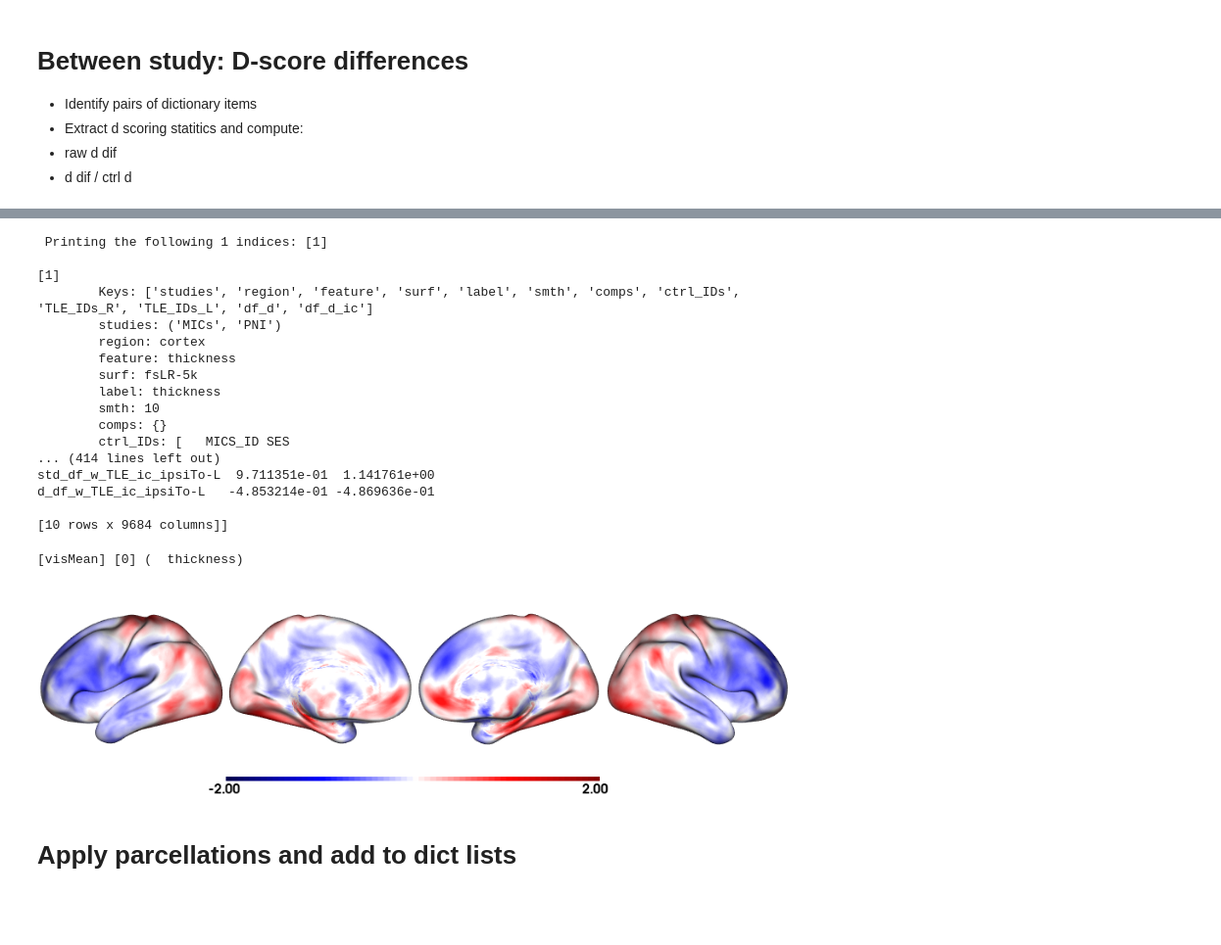
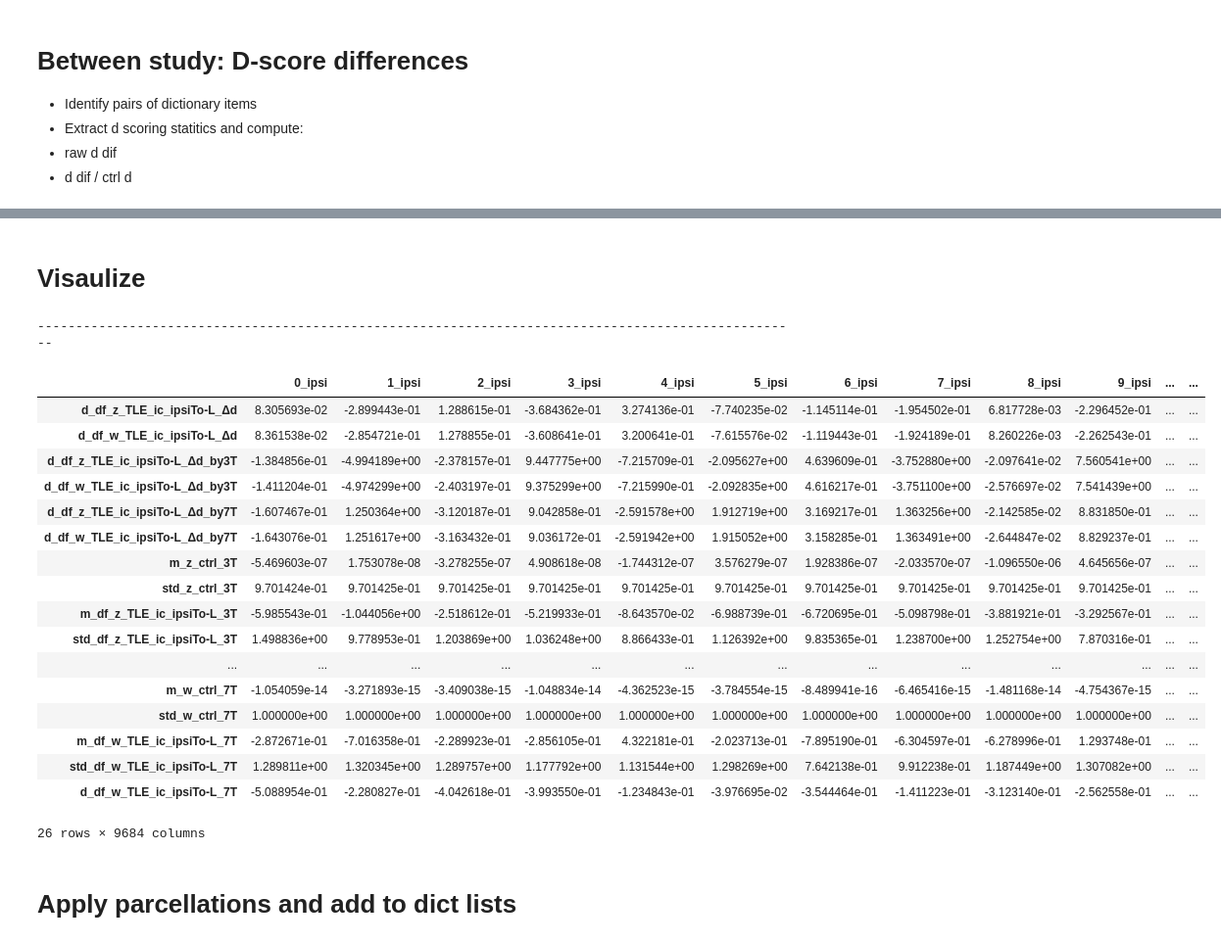
Before and after one commit to mendelsonD/3T7T, a Jupyter notebook: analyses/04_group_anal.ipynb, the cells around one changed output, grey strips where cells are left out. Shown at 98% size. Cells and saved outputs as stored; diff of their text form; code cells hidden in the pictures; blank space fills up the shorter version.

Commit message:
Working difference d scores. Broken surface visualization.

```diff
--- a/analyses/04_group_anal.ipynb
+++ b/analyses/04_group_anal.ipynb
@@ -1530,33 +1544,48 @@ Completed in 00:00 (mm:ss).
-# %%
-tsutil.print_dict(comps, df_print=True, idx = [1])
-# %% [output]
- Printing the following 1 indices: [1]
-
-[1]
-        Keys: ['studies', 'region', 'feature', 'surf', 'label', 'smth', 'comps', 'ctrl_IDs', 'TLE_IDs_R', 'TLE_IDs_L', 'df_d', 'df_d_ic']
-        studies: ('MICs', 'PNI')
-        region: cortex
-        feature: thickness
-        surf: fsLR-5k
-        label: thickness
-        smth: 10
-        comps: {}
-        ctrl_IDs: [   MICS_ID SES
-... (414 lines left out)
-std_df_w_TLE_ic_ipsiTo-L  9.711351e-01  1.141761e+00
-d_df_w_TLE_ic_ipsiTo-L   -4.853214e-01 -4.869636e-01
-
-[10 rows x 9684 columns]]
+# %% [markdown]
+# Visaulize
+# %%
+# compute difference betweenn vertex-wise means for all non-ctrl groups
+# save outputs in comps list
+
+importlib.reload(tsutil)
+
+load = True
+save = True
+test = False
+verbose = True
+toPrint = False
+
+save_pth = specs['prjDir_root'] + specs['prjDir_out_figs']
+save_name = f"01_dDif"
+
+
+if load:# import
+    pth = "/host/verges/tank/data/daniel/3T7T/z/outputs/05_comps_11Sep2025-161449.pkl"
+    with open(pth, "rb") as f:
+        comps = pickle.load(f)
+
+    #tsutil.print_dict(comps)
+    #print('-'*100)
+# %% [output]
+----------------------------------------------------------------------------------------------------
 # %%
-importlib.reload(tsutil)
-
-tsutil.visMean(
-    comps,
-    df_name = "comps_crtx",
-    df_metric="dD",
-    title="Mean z difference (7T-3T)",
-    ipsiTo="L"
-)
+comps[0].get('comps_df_d_ic')
 # %% [output]
+|  | 0_ipsi | 1_ipsi | 2_ipsi | 3_ipsi | 4_ipsi | 5_ipsi | 6_ipsi | 7_ipsi | 8_ipsi | 9_ipsi | ... | ... |
+| d_df_z_TLE_ic_ipsiTo-L_Δd | 8.305693e-02 | -2.899443e-01 | 1.288615e-01 | -3.684362e-01 | 3.274136e-01 | -7.740235e-02 | -1.145114e-01 | -1.954502e-01 | 6.817728e-03 | -2.296452e-01 | ... | ... |
+| d_df_w_TLE_ic_ipsiTo-L_Δd | 8.361538e-02 | -2.854721e-01 | 1.278855e-01 | -3.608641e-01 | 3.200641e-01 | -7.615576e-02 | -1.119443e-01 | -1.924189e-01 | 8.260226e-03 | -2.262543e-01 | ... | ... |
+| d_df_z_TLE_ic_ipsiTo-L_Δd_by3T | -1.384856e-01 | -4.994189e+00 | -2.378157e-01 | 9.447775e+00 | -7.215709e-01 | -2.095627e+00 | 4.639609e-01 | -3.752880e+00 | -2.097641e-02 | 7.560541e+00 | ... | ... |
+| d_df_w_TLE_ic_ipsiTo-L_Δd_by3T | -1.411204e-01 | -4.974299e+00 | -2.403197e-01 | 9.375299e+00 | -7.215990e-01 | -2.092835e+00 | 4.616217e-01 | -3.751100e+00 | -2.576697e-02 | 7.541439e+00 | ... | ... |
+| d_df_z_TLE_ic_ipsiTo-L_Δd_by7T | -1.607467e-01 | 1.250364e+00 | -3.120187e-01 | 9.042858e-01 | -2.591578e+00 | 1.912719e+00 | 3.169217e-01 | 1.363256e+00 | -2.142585e-02 | 8.831850e-01 | ... | ... |
+| d_df_w_TLE_ic_ipsiTo-L_Δd_by7T | -1.643076e-01 | 1.251617e+00 | -3.163432e-01 | 9.036172e-01 | -2.591942e+00 | 1.915052e+00 | 3.158285e-01 | 1.363491e+00 | -2.644847e-02 | 8.829237e-01 | ... | ... |
+| m_z_ctrl_3T | -5.469603e-07 | 1.753078e-08 | -3.278255e-07 | 4.908618e-08 | -1.744312e-07 | 3.576279e-07 | 1.928386e-07 | -2.033570e-07 | -1.096550e-06 | 4.645656e-07 | ... | ... |
+| std_z_ctrl_3T | 9.701424e-01 | 9.701425e-01 | 9.701425e-01 | 9.701425e-01 | 9.701425e-01 | 9.701425e-01 | 9.701425e-01 | 9.701425e-01 | 9.701425e-01 | 9.701425e-01 | ... | ... |
+| m_df_z_TLE_ic_ipsiTo-L_3T | -5.985543e-01 | -1.044056e+00 | -2.518612e-01 | -5.219933e-01 | -8.643570e-02 | -6.988739e-01 | -6.720695e-01 | -5.098798e-01 | -3.881921e-01 | -3.292567e-01 | ... | ... |
+| std_df_z_TLE_ic_ipsiTo-L_3T | 1.498836e+00 | 9.778953e-01 | 1.203869e+00 | 1.036248e+00 | 8.866433e-01 | 1.126392e+00 | 9.835365e-01 | 1.238700e+00 | 1.252754e+00 | 7.870316e-01 | ... | ... |
+| ... | ... | ... | ... | ... | ... | ... | ... | ... | ... | ... | ... | ... |
+| m_w_ctrl_7T | -1.054059e-14 | -3.271893e-15 | -3.409038e-15 | -1.048834e-14 | -4.362523e-15 | -3.784554e-15 | -8.489941e-16 | -6.465416e-15 | -1.481168e-14 | -4.754367e-15 | ... | ... |
+| std_w_ctrl_7T | 1.000000e+00 | 1.000000e+00 | 1.000000e+00 | 1.000000e+00 | 1.000000e+00 | 1.000000e+00 | 1.000000e+00 | 1.000000e+00 | 1.000000e+00 | 1.000000e+00 | ... | ... |
+| m_df_w_TLE_ic_ipsiTo-L_7T | -2.872671e-01 | -7.016358e-01 | -2.289923e-01 | -2.856105e-01 | 4.322181e-01 | -2.023713e-01 | -7.895190e-01 | -6.304597e-01 | -6.278996e-01 | 1.293748e-01 | ... | ... |
+| std_df_w_TLE_ic_ipsiTo-L_7T | 1.289811e+00 | 1.320345e+00 | 1.289757e+00 | 1.177792e+00 | 1.131544e+00 | 1.298269e+00 | 7.642138e-01 | 9.912238e-01 | 1.187449e+00 | 1.307082e+00 | ... | ... |
+| d_df_w_TLE_ic_ipsiTo-L_7T | -5.088954e-01 | -2.280827e-01 | -4.042618e-01 | -3.993550e-01 | -1.234843e-01 | -3.976695e-02 | -3.544464e-01 | -1.411223e-01 | -3.123140e-01 | -2.562558e-01 | ... | ... |
-[visMean] [0] (  thickness)
+26 rows × 9684 columns
-[figure, removed]
```
Also changed, not shown: parts of 3 cells of this notebook, 1 other file.
